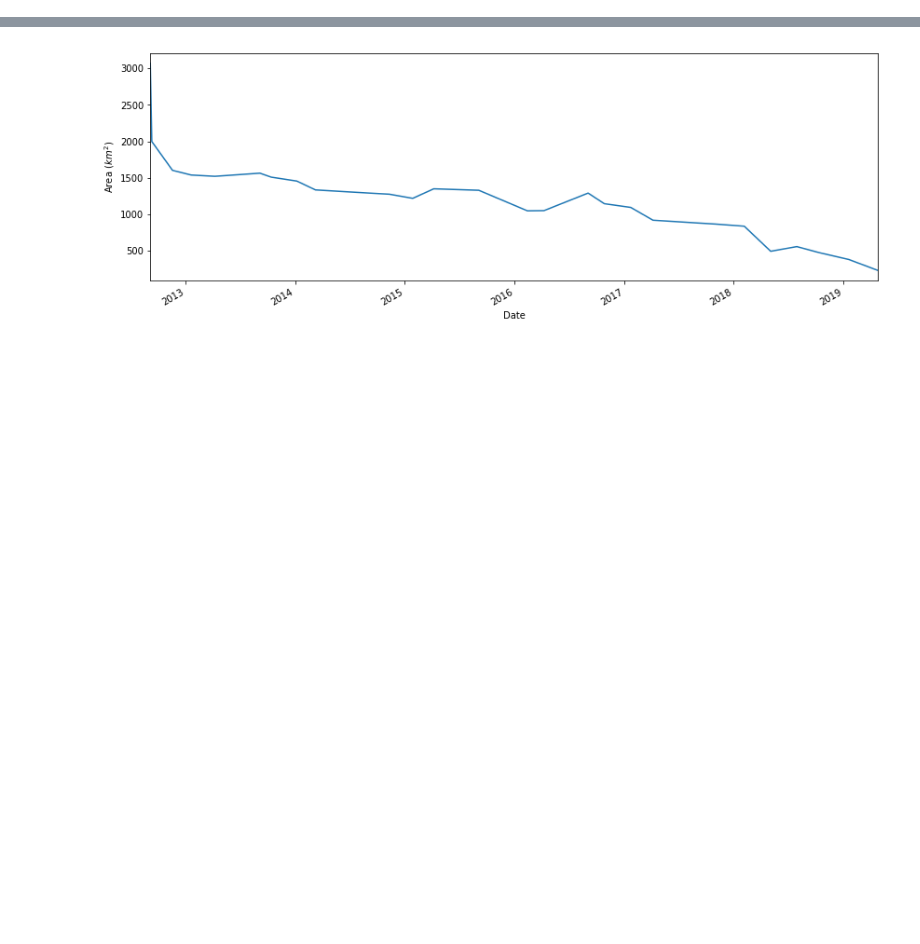
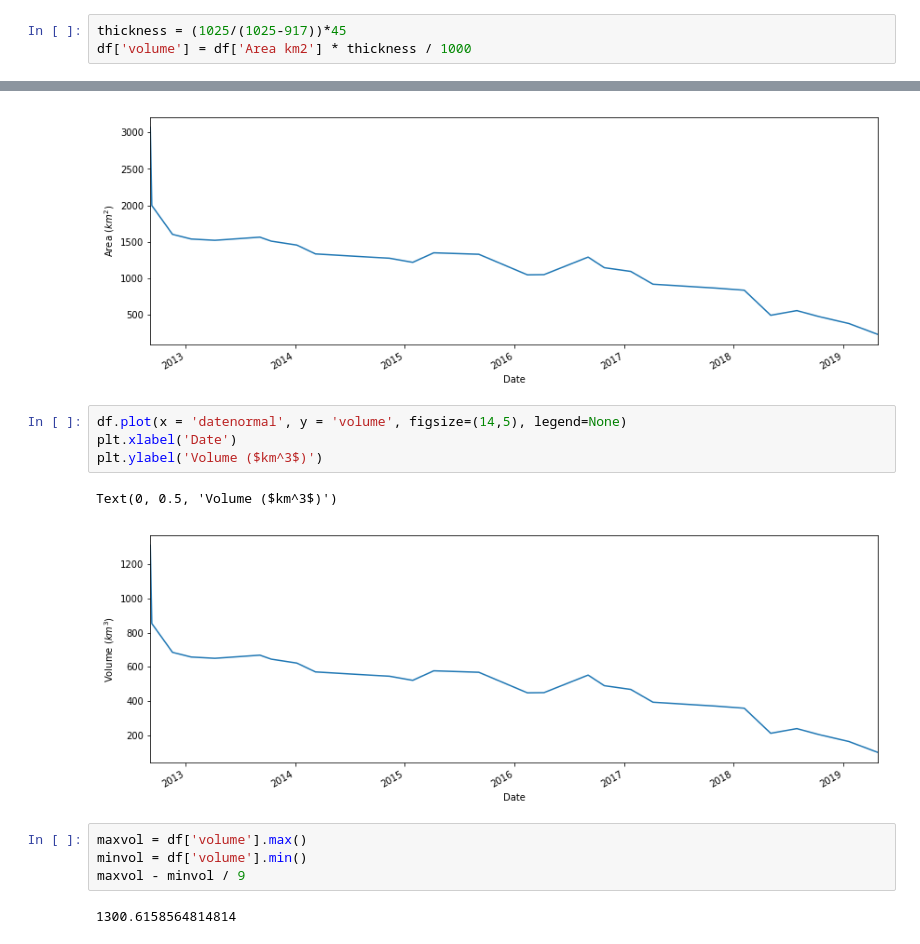
Before and after one commit to codeybear/Icebergs, a Jupyter notebook: Area vs Time Plot.ipynb, the cells around one changed output, grey strips where cells are left out. Cells and saved outputs as stored; diff of their text form; blank space fills up the shorter version.

```diff
--- a/Area vs Time Plot.ipynb
+++ b/Area vs Time Plot.ipynb
@@ -20,3 +27,6 @@ df = df[df["Area km2"].isnull() == False]
+# %%
+thickness = (1025/(1025-917))*45
+df['volume'] = df['Area km2'] * thickness / 1000
 # %%
 df.head()
 # %% [output]
@@ -33,3 +43,16 @@ plt.ylabel('Area ($km^2$)')
 # %% [output]
 Text(0, 0.5, 'Area ($km^2$)')
 [figure]
+# %%
+df.plot(x = 'datenormal', y = 'volume', figsize=(14,5), legend=None)
+plt.xlabel('Date')
+plt.ylabel('Volume ($km^3$)')
+# %% [output]
+Text(0, 0.5, 'Volume ($km^3$)')
+[figure, added]
+# %%
+maxvol = df['volume'].max()
+minvol = df['volume'].min()
+maxvol - minvol / 9
+# %% [output]
+1300.6158564814814
```
Also changed, not shown: parts of 1 cell of this notebook, 3 other files.
